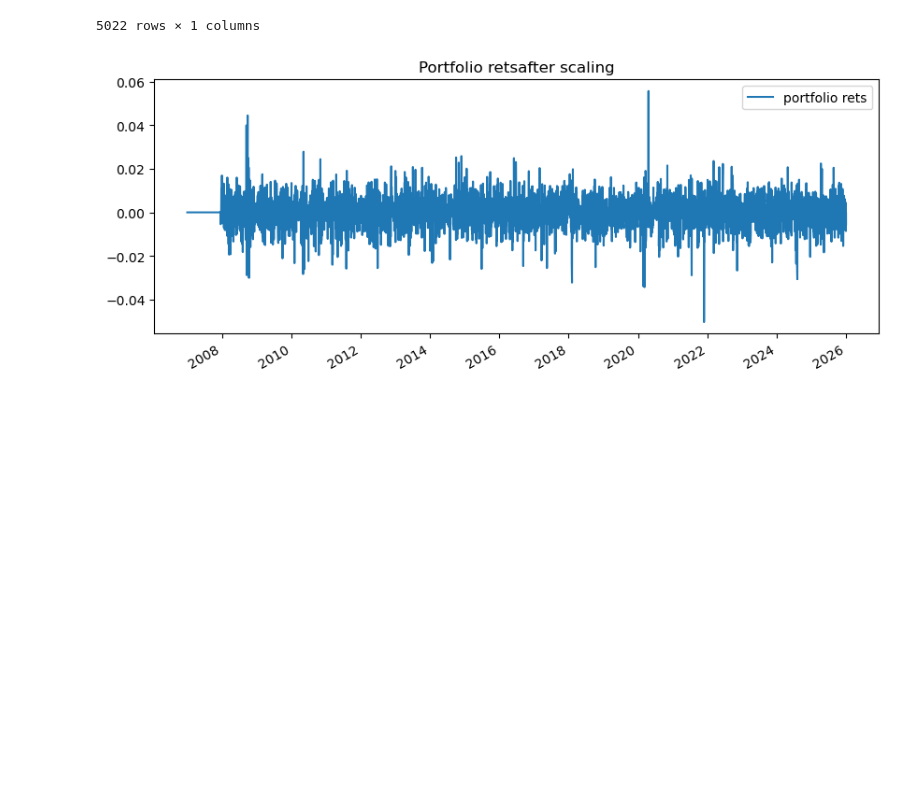
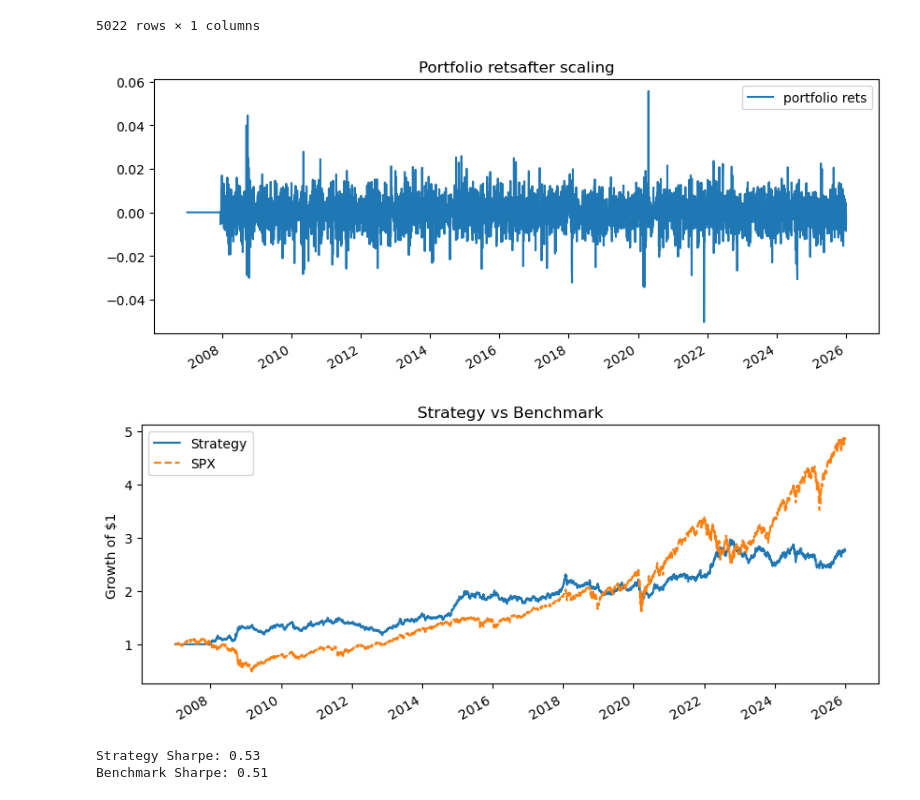
Before and after one commit to johngarbutt123/quant-projects, a Jupyter notebook: notebooks/05_portfolio_risk_target_weights.ipynb, the cells around one changed output. Saved outputs shown, nothing was run; the diff lists cells and outputs as text; code cells hidden in the pictures; blank space fills up the shorter version.

```diff
--- a/notebooks/05_portfolio_risk_target_weights.ipynb
+++ b/notebooks/05_portfolio_risk_target_weights.ipynb
@@ -170,10 +187,16 @@ min         0.000000
 max         1.111012
 dtype: float64
 # %%
-w05 = scale_to_target_portfolio_vol(
+# Rescale our weights to target portfolio volatility / t-1 portfolio volatility
+w05 = portfolio_vol_target_weights(
     weights=w,
     port_vol_tm1=port_vol_ann_tm1,
     target_vol=PORTFOLIO_TARGET_VOL_ANN,
     scale_cap=SCALE_CAP,
     max_gross=MAX_GROSS,
 )
+gross05 = w05.abs().sum(axis=1)
+first_trade = gross05[gross05 > 0].index.min()
+print("First non-zero weights date:", first_trade)
+print("Gross (p5/median/p95):", gross05.quantile([0.05, 0.5, 0.95]).to_dict())
+print("Max gross:", float(gross05.max()))
@@ -236,8 +254,30 @@ port_ret.to_frame()
 # %%
 fig, ax = plt.subplots(figsize=(10, 4))
 port_ret.plot(ax=ax, label="portfolio rets")
 ax.set_title("Portfolio retsafter scaling")
 ax.legend()
 plt.show()
+
+# Convert daily returns to a cumulative index
+port_cum = (1 + port_ret).cumprod()
+
+bench_cum = (1 + returns["spx"]).cumprod()
+
+fig, ax = plt.subplots(figsize=(10, 4))
+port_cum.plot(ax=ax, label="Strategy")
+bench_cum.plot(ax=ax, label="SPX", linestyle="--")
+ax.set_title("Strategy vs Benchmark")
+ax.set_ylabel("Growth of $1")
+ax.legend()
+plt.show()
 # %% [output]
 [figure]
+[figure, added]
+# %%
+sharpe = port_ret.mean() / port_ret.std() * np.sqrt(252)
+bench_sharpe = returns["spx"].mean() / returns["spx"].std() * np.sqrt(252)
+print(f"Strategy Sharpe: {sharpe:.2f}")
+print(f"Benchmark Sharpe: {bench_sharpe:.2f}")
+# %% [output]
+Strategy Sharpe: 0.53
+Benchmark Sharpe: 0.51
```
Also changed, not shown: parts of 11 cells of this notebook, 5 other files.
